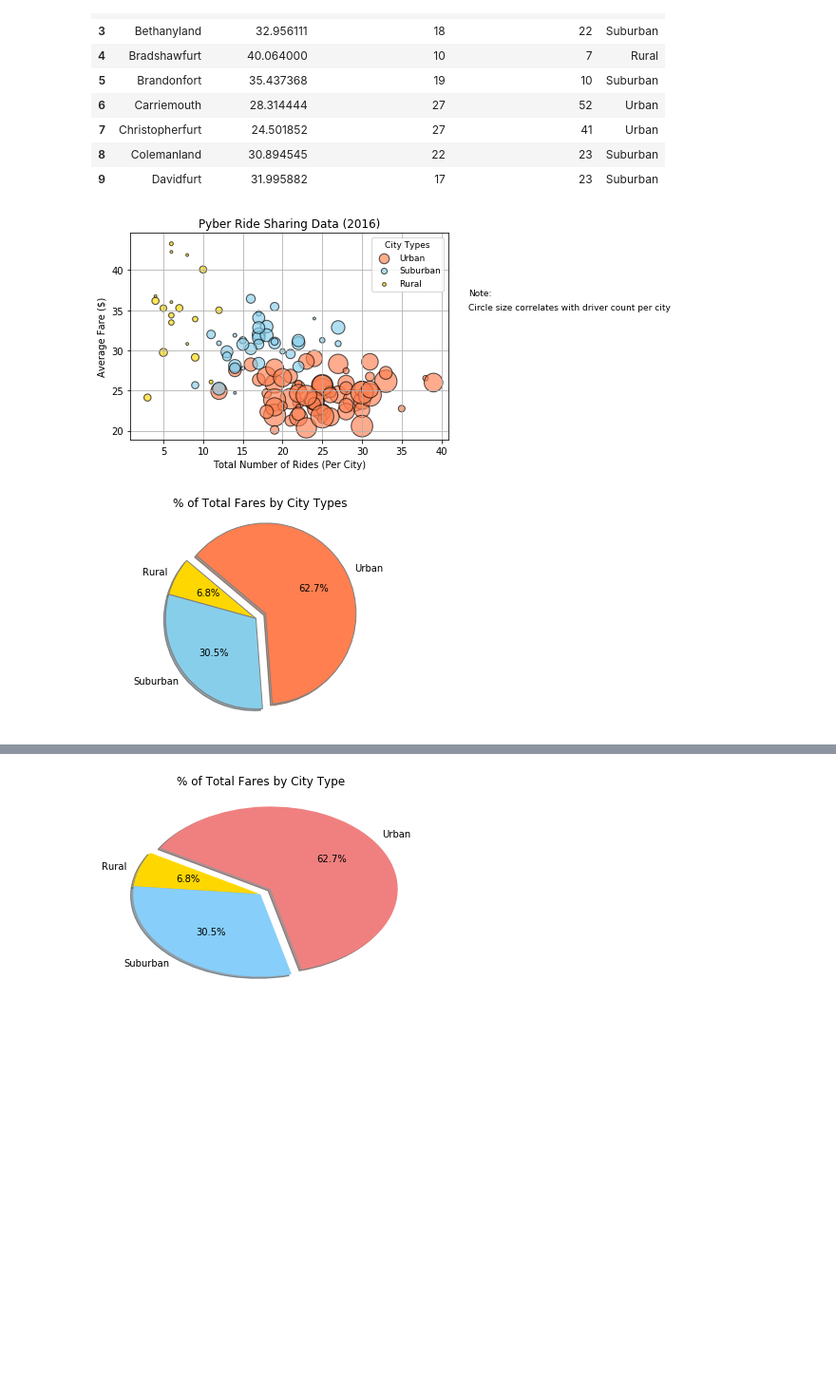
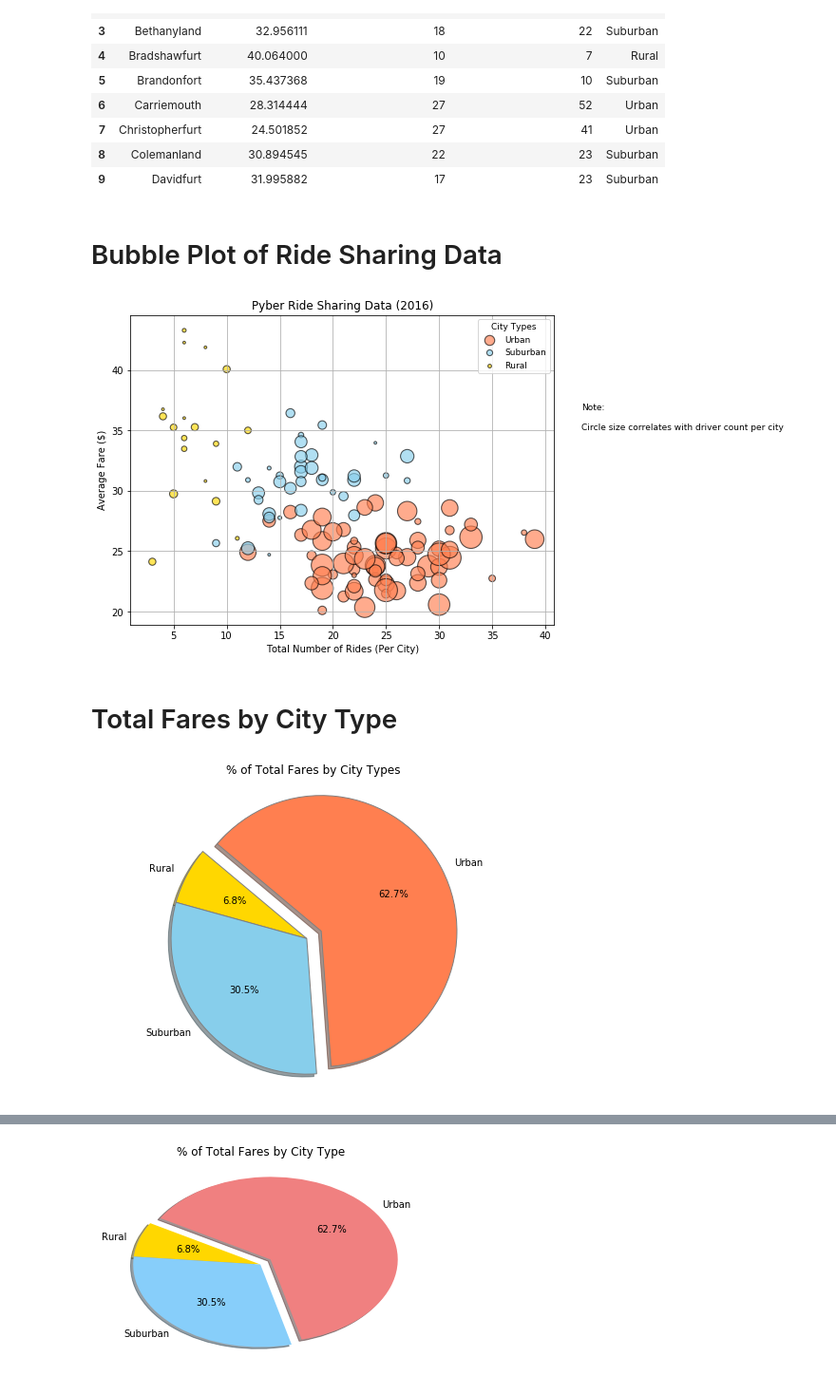
Before and after one commit to radhak63/Matplotlib-Project, a Jupyter notebook: Pyber/pyber_starter.ipynb, the cells around one changed output, grey strips where cells are left out. Shown at 95% size. Saved outputs shown, nothing was run; the diff lists cells and outputs as text; code cells hidden in the pictures; blank space fills up the shorter version.

```diff
--- a/Pyber/pyber_starter.ipynb
+++ b/Pyber/pyber_starter.ipynb
@@ -166,6 +172,8 @@ Bubble_chart_df.head(10)
 | 7 | Christopherfurt | 24.501852 | 27 | 41 | Urban |
 | 8 | Colemanland | 30.894545 | 22 | 23 | Suburban |
 | 9 | Davidfurt | 31.995882 | 17 | 23 | Suburban |
+# %% [markdown]
+# Bubble Plot of Ride Sharing Data
 # %%
 # Bubble Plot of Ride Sharing Data
 
@@ -177,6 +185,10 @@ Bubble_chart_df.head(10)
 # for each of the three city types.  Additionally, 'Total Number Drivers per city' is used to correlate the
 #'circle size' in order to make it a bubble chart.  This also incorporates the other graph properties, legend and
 # a text label outside of plot, regarding the circle size
+
+# Setting the figure size
+
+plt.figure(figsize=(8,6))
 
 # Set up the dataframe for City_Type_Legend
 
@@ -198,34 +210,36 @@ plt.title("Pyber Ride Sharing Data (2016)")
 plt.xlabel("Total Number of Rides (Per City)")
 plt.ylabel("Average Fare ($)")
 plt.legend(loc="upper right", markerscale=0.6, fontsize=9, fancybox = True, title = "City Types", title_fontsize=9)
 
 # Put the text label related to the size of the bubble outside of the Bubble plot area
 textstr1 = "Note:"
 textstr2 = "Circle size correlates with driver count per city"
 
 plt.text(0.95, 0.65, textstr1, fontsize=9, transform=plt.gcf().transFigure)
 plt.text(0.95, 0.6, textstr2, fontsize=9, transform=plt.gcf().transFigure)
 
 
 # Create the 'images' directory in the PWD, if it is not already existing
 
 if not os.path.exists(directory):
    os.makedirs(directory)
 
 BImageFile =  image_dir_path + "Pyber Ride Sharing data Bubble chart.png"
 
 # Remove the Bubble plot file from the 'images' directory, if it is already existing
 if os.path.isfile(BImageFile):
   os.remove(BImageFile)
 
 # Save Bubble Plot Figure with the file name and path provided
 plt.savefig(BImageFile)
 
 
 # Show the Bubble plot
 plt.show()
 # %% [output]
-[figure, old version]
+[figure, new version]
+# %% [markdown]
+# Total Fares by City Type
 # %%
 # Total Fares by City Type
 
@@ -236,6 +250,10 @@ Pie_chart1_df.columns=['Tot Fare per city type']
 Pie_chart1_df = Pie_chart1_df.reset_index()
 
 #Pie_chart1_df.head()
+
+# Setting the figure size
+
+plt.figure(figsize=(8,6))
 
 # Calculating Total Fares Percentage and Building a Pie Chart
 
@@ -268,4 +286,4 @@ plt.savefig(P1ImageFile)
 # Show Figure
 plt.show()
 # %% [output]
-[figure, old version]
+[figure, new version]
```
Also changed, not shown: parts of 5 cells of this notebook, 5 other files.
